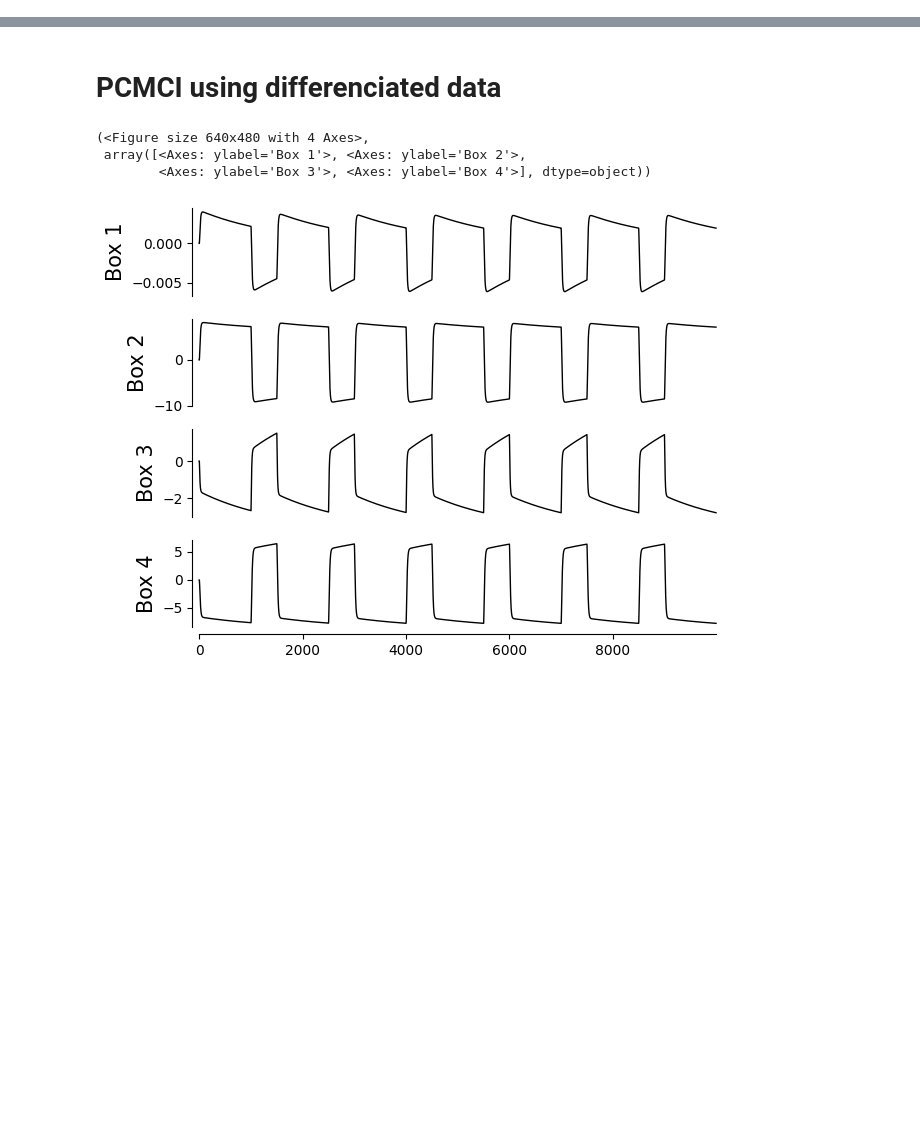
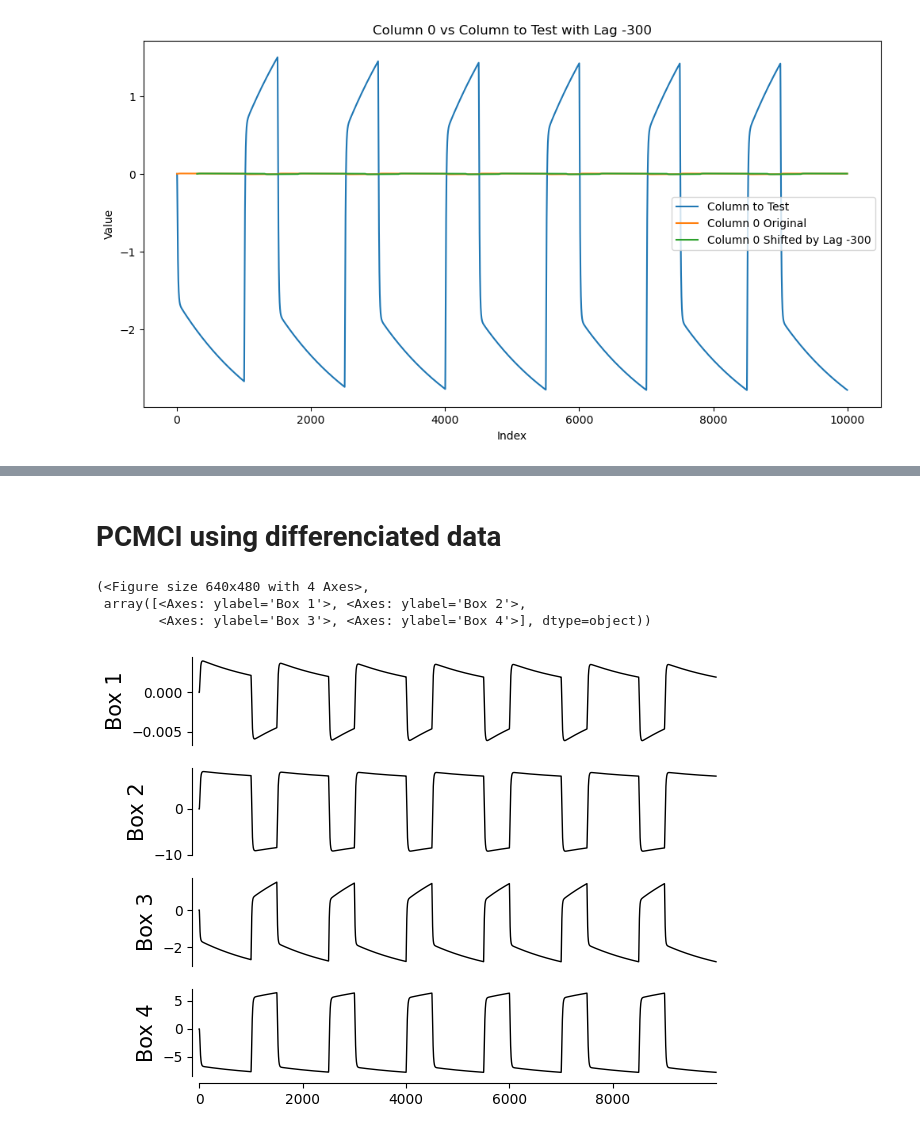
Before and after one commit to Peisong-Zheng/DO_causality, a Jupyter notebook: One_D_model_TBK_parcorr.ipynb, the cells around one changed output, grey strips where cells are left out. Saved outputs shown, nothing was run; the diff lists cells and outputs as text; code cells hidden in the pictures; blank space fills up the shorter version.

```diff
--- a/One_D_model_TBK_parcorr.ipynb
+++ b/One_D_model_TBK_parcorr.ipynb
@@ -24,0 +25,11 @@ plt.plot(time, Temps[idx, 0, 4, :], 'k', linewidth=1)
+# %%
+idx = 9  # Index of the last simulation without noise
+# Convert the dictionary to an array suitable for Tigramite's DataFrame
+data_array = Temps[idx, 0, 1:5, :].T.copy()
+
+# For data_array, for the first column, replace it with its derivative
+first_col_diff = np.diff(data_array[:, 0])
+# drop the last row of data_array
+data_array = data_array[:-1, :]
+# replace the first column with the derivative
+data_array[:, 0] = first_col_diff
@@ -24,0 +40,86 @@ plt.plot(time, Temps[idx, 0, 4, :], 'k', linewidth=1)
+# %%
+import numpy as np
+import matplotlib.pyplot as plt
+
+
+column2test_index = 2
+column2test = data_array[:, column2test_index]
+
+# Define the lag range from -300 to 300 inclusive
+lag_range = np.arange(-300, 301)
+
+# Prepare lists to store the maximum correlations and corresponding lags
+max_correlations = []
+max_lags = []
+
+# Loop over the other columns
+for col_index in range(data_array.shape[1]):
+    if col_index == column2test_index:
+        continue  # Skip the column to test
+
+    compared_column = data_array[:, col_index]
+    correlations = []
+
+    # Compute correlations for each lag
+    for lag in lag_range:
+        if lag < 0:
+            # Negative lag: shift compared column to the right
+            shifted_compared = compared_column[-lag:]  # Discard first -lag elements
+            fixed_column = column2test[:lag]           # Discard last -lag elements
+        elif lag > 0:
+            # compared column is shifted to the left
+            # Positive lag: shift compared column to the left
+            shifted_compared = compared_column[:-lag]  # Discard last lag elements
+            fixed_column = column2test[lag:]           # Discard first lag elements
+        else:
+            shifted_compared = compared_column
+            fixed_column = column2test
+
+        # Ensure the arrays are of the same length
+        if len(shifted_compared) == len(fixed_column):
+            corr = np.corrcoef(fixed_column, shifted_compared)[0, 1]
+            correlations.append(corr)
+        else:
+            correlations.append(0)  # Handle mismatched lengths
+
+    # Find the lag that maximizes the correlation
+    max_corr_index = np.argmax(correlations)
+    max_corr = correlations[max_corr_index]
+    max_lag = lag_range[max_corr_index]
+
+    max_correlations.append(max_corr)
+    max_lags.append(max_lag)
+
+    print(f"Column {col_index}: Max correlation at lag {max_lag} with value {max_corr}")
+
+    # Plotting
+    plt.figure(figsize=(12, 6))
+    plt.plot(range(len(column2test)), column2test, label='Column to Test')
+
+    plt.plot(range(len(compared_column)), compared_column, label=f'Column {col_index} Original')
+
+    # Shift the compared column according to the calculated lag for plotting
+    if max_lag < 0:
+        # Shift right: pad with NaN at the start
+        shifted_compared_column = np.concatenate((
+            np.full(-max_lag, np.nan),
+            compared_column[:max_lag]
+        ))
+    elif max_lag > 0:
+        # Shift left: pad with NaN at the end
+        shifted_compared_column = np.concatenate((
+            compared_column[max_lag:],
+            np.full(max_lag, np.nan)
+        ))
+    else:
+        shifted_compared_column = compared_column
+
+    plt.plot(range(len(shifted_compared_column)), shifted_compared_column,
+             label=f'Column {col_index} Shifted by Lag {max_lag}')
+
+    plt.legend()
+    plt.title(f'Column {col_index} vs Column to Test with Lag {max_lag}')
+    plt.xlabel('Index')
+    plt.ylabel('Value')
+    plt.show()
+# %% [output]
@@ -24,0 +127 @@ plt.plot(time, Temps[idx, 0, 4, :], 'k', linewidth=1)
+[figure, added]
```
Also changed, not shown: parts of 3 cells of this notebook, 4 other files.
